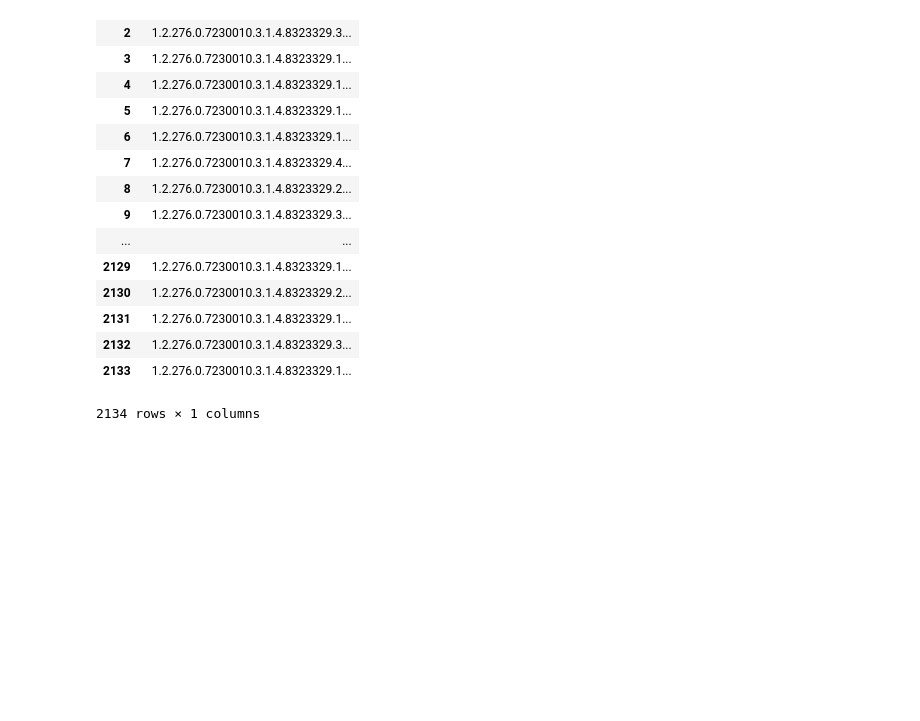
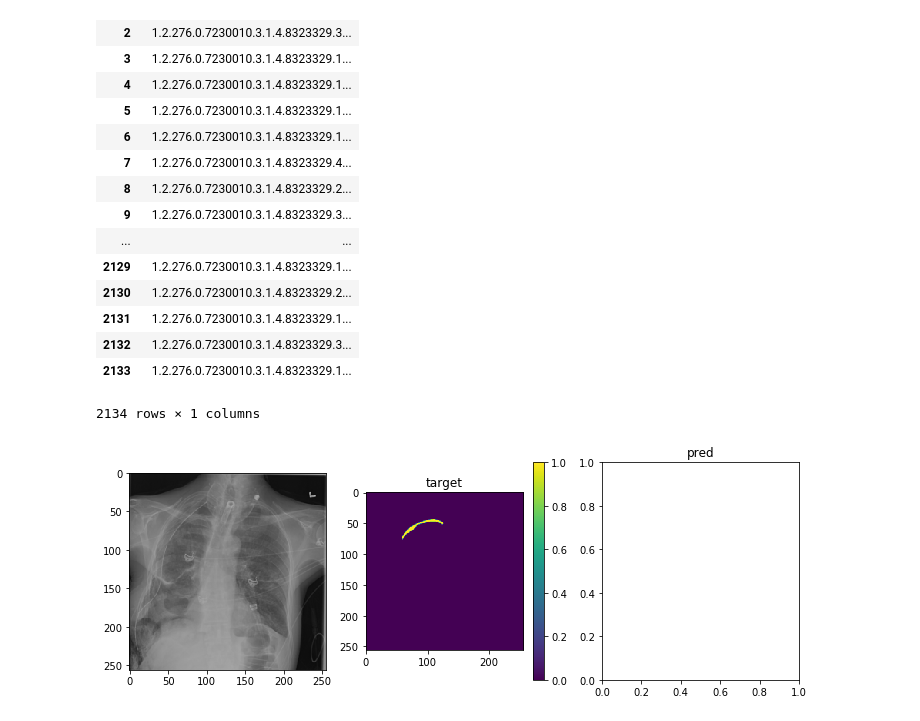
Before and after one commit to xiedidan/siim-pneumothorax, a Jupyter notebook: data-preprocess.ipynb, the cells around one changed output. Cells and saved outputs as stored; diff of their text form; code cells hidden in the pictures; blank space fills up the shorter version.

```diff
--- a/data-preprocess.ipynb
+++ b/data-preprocess.ipynb
@@ -21,6 +21,24 @@ data_path = '../../data/siim-pneumothorax'
 train_path = os.path.join(data_path, 'train_png')
 
 anno_filename = 'train-rle.csv'
+# %%
+# Plot some samples
+
+def plot_sample(img, target_mask=None, result_mask=None):
+    fig, (ax0, ax1, ax2) = plt.subplots(ncols=3, figsize=(12, 4))
+
+    ax0.imshow(img)
+    if target_mask is not None:
+        img1 = ax1.imshow(target_mask)
+        fig.colorbar(img1, ax=ax1)
+    if result_mask is not None:
+        img2 = ax2.imshow(result_mask)
+        fig.colorbar(img2, ax=ax2)
+
+    ax1.set_title('target')
+    ax2.set_title('pred')
+
+    plt.show()
 # %%
 # read anno
 
@@ -379,3 +397,79 @@ data.show_batch()
 | 2132 | 1.2.276.0.7230010.3.1.4.8323329.3... |
 | 2133 | 1.2.276.0.7230010.3.1.4.8323329.1... |
 2134 rows × 1 columns
+# %%
+import imgaug as ia
+import imgaug.augmenters as iaa
+from imgaug.augmentables.bbs import BoundingBox, BoundingBoxesOnImage
+from imgaug.augmentables.segmaps import SegmentationMapOnImage
+
+from dataset import SIIM_MaskRCNN_Dataset
+
+# TODO : actual train aug
+train_aug = iaa.Sequential(
+    [
+        iaa.Fliplr(0.5),
+        iaa.Sometimes(
+            0.5,
+            iaa.CropAndPad(
+                percent=(-0.05, 0.1),
+                pad_mode=ia.ALL,
+                pad_cval=0
+            )
+        ),
+        iaa.Sometimes(
+            0.5,
+            iaa.Affine(
+                scale={"x": (0.9, 1.1), "y": (0.9, 1.1)},
+                translate_percent={"x": (-0.1, 0.1), "y": (-0.1, 0.1)},
+                rotate=(-15, 15),
+                shear=(-16, 16), # TODO : check this
+                order=[1],
+                cval=0,
+                mode=ia.ALL
+            )
+        )
+    ]
+)
+
+dataset_train = SIIM_MaskRCNN_Dataset(
+    os.path.join(data_path, "train-rle.csv"),
+    os.path.join(data_path, 'train_png'),
+    os.path.join(data_path, 'SIIM_5-FOLD_POS'),
+    fold=0,
+    phrase='train'
+)
+
+# let's load and watch some sample
+sample_count = 5
+
+for i, data in enumerate(dataset_train):
+    img, target = data
+
+    plot_sample(img.numpy().transpose((1, 2, 0)), target_mask=mask)
+
+    if target['masks'].shape[0] > 0:
+        bbs = BoundingBoxesOnImage(
+            [BoundingBox(box[0], box[1], box[2], box[3]) for box in target['boxes']],
+            shape=img.shape
+        )
+        seg = SegmentationMapOnImage(
+            target['masks'].cpu().numpy(),
+            shape=img.shape,
+            nb_classes=2
+        )
+
+        aug_det = train_aug.to_deterministic()
+
+        aug_image = aug_det.augment_images(img.cpu().numpy())
+        aug_bbs = aug_det.augment_bounding_boxes(bbs)
+        aug_seg = aug_det.augment_segmentation_maps(seg)
+
+        mask = np.amax(target['masks'].cpu().numpy(), axis=0)
+
+
+
+        if i == sample_count - 1:
+            break
+# %% [output]
+[figure, added]
```
Also changed, not shown: parts of 1 cell of this notebook, 2 other files.
